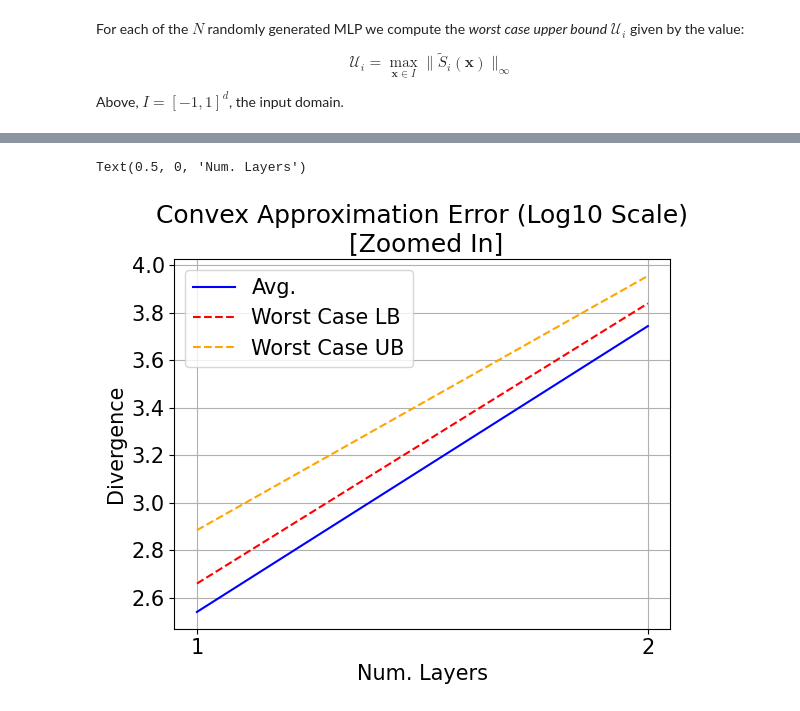
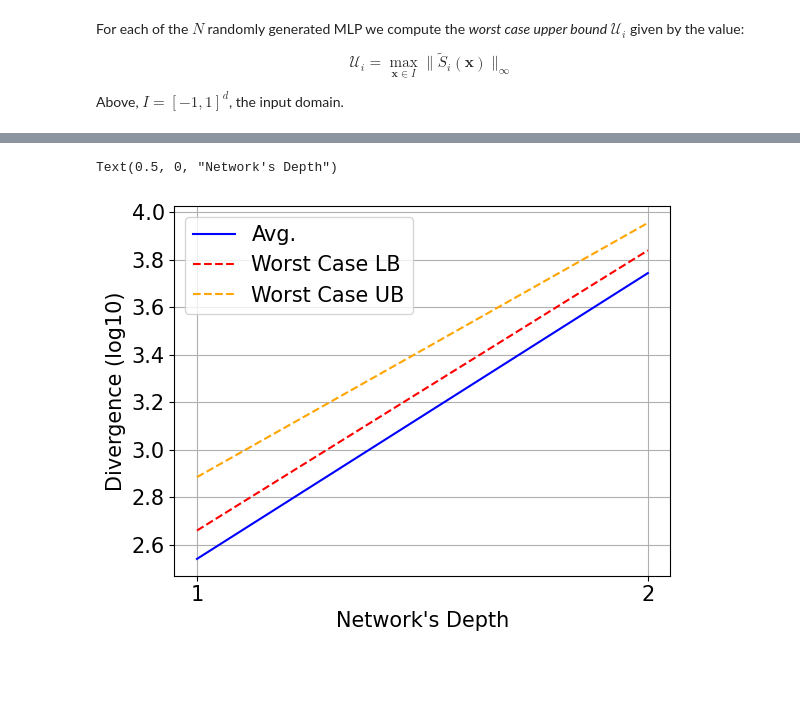
Before and after one commit to merkouris148/worst-case-convex-approx-error, a Jupyter notebook: experiments/simple.ipynb, the cells around one changed output, grey strips where cells are left out. Saved outputs shown, nothing was run; the diff lists cells and outputs as text; code cells hidden in the pictures; blank space fills up the shorter version.

```diff
--- a/experiments/simple.ipynb
+++ b/experiments/simple.ipynb
@@ -163,16 +171,38 @@ plt.show()
 # %%
 ## log plots
 min_num_layer_plot = 0
 max_num_layer_plot = 2
-plt.plot(layers[min_num_layer_plot:max_num_layer_plot], np.log10(avg_tight_divergence[min_num_layer_plot:max_num_layer_plot]),  label="Avg.",           linestyle = "-",    color = "blue")
-plt.plot(layers[min_num_layer_plot:max_num_layer_plot], np.log10(lb_tight_divergence[min_num_layer_plot:max_num_layer_plot]),   label="Worst Case LB",  linestyle = "--",   color = "red")
-plt.plot(layers[min_num_layer_plot:max_num_layer_plot], np.log10(ub_tight_divergence[min_num_layer_plot:max_num_layer_plot]),   label="Worst Case UB",  linestyle = "--",   color = "orange")
+plt.plot(
+    layers[min_num_layer_plot:max_num_layer_plot],
+    np.log10(avg_tight_divergence[min_num_layer_plot:max_num_layer_plot]),
+    label="Avg.",
+    linestyle = "-",
+    color = "blue",
+    #marker="s",
+)
+plt.plot(
+    layers[min_num_layer_plot:max_num_layer_plot],
+    np.log10(lb_tight_divergence[min_num_layer_plot:max_num_layer_plot]),
+    label="Worst Case LB",
+    linestyle = "--",
+    color = "red"
+)
+plt.plot(
+    layers[min_num_layer_plot:max_num_layer_plot],
+    np.log10(ub_tight_divergence[min_num_layer_plot:max_num_layer_plot]),
+    label="Worst Case UB",
+    linestyle = "--",
+    color = "orange"
+)
+
 plt.xticks(layers[min_num_layer_plot:max_num_layer_plot])
 plt.legend()
 plt.grid(True)
-plt.title("Convex Approximation Error (Log10 Scale)\n [Zoomed In]")
-plt.ylabel("Divergence")
-plt.xlabel("Num. Layers")
+
+if show_titles: plt.title("Convex Approximation Error (Log10 Scale)\n [Zoomed In]")
+
+plt.ylabel("Divergence (log10)")
+plt.xlabel("Network's Depth")
 # %% [output]
-Text(0.5, 0, 'Num. Layers')
+Text(0.5, 0, "Network's Depth")
-[figure, old version]
+[figure, new version]
```
Also changed, not shown: parts of 31 cells of this notebook, 5 other files.
